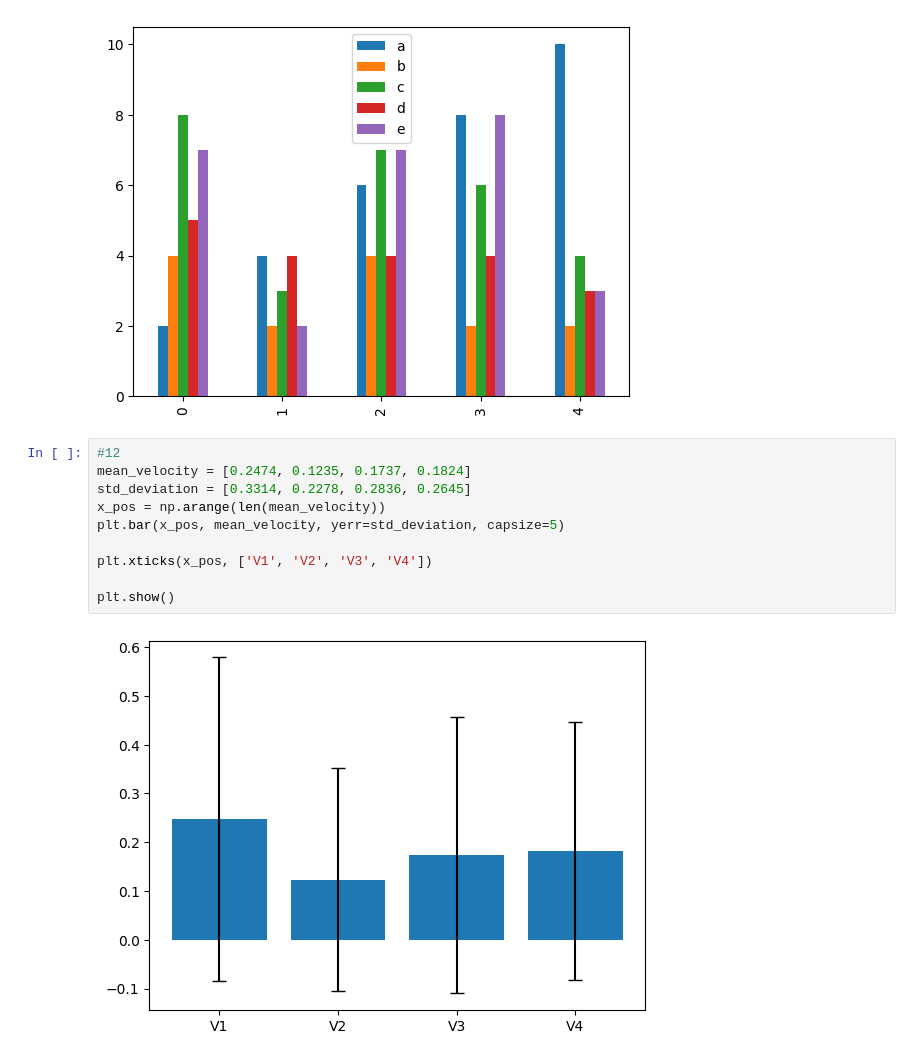
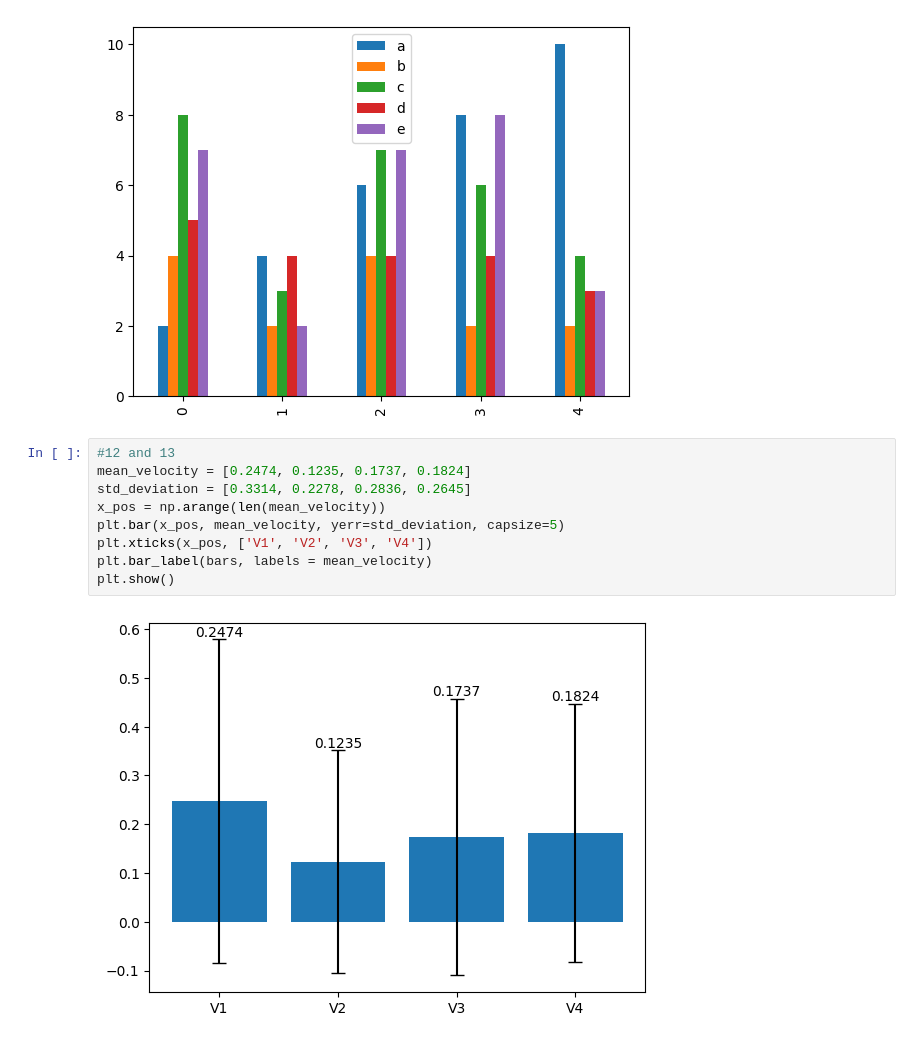
Before and after one commit to Sudheerkumar099/Python-Logical-Programs, a Jupyter notebook: matplotlib/bar_plot.ipynb, the cells around one changed output. Drawn from its saved outputs; the diff is of its cells as text.

```diff
--- a/matplotlib/bar_plot.ipynb
+++ b/matplotlib/bar_plot.ipynb
@@ -91,17 +80,16 @@ df.plot(kind='bar')
 <Axes: >
 [figure]
 # %%
-#12
+#12 and 13
 mean_velocity = [0.2474, 0.1235, 0.1737, 0.1824]
 std_deviation = [0.3314, 0.2278, 0.2836, 0.2645]
 x_pos = np.arange(len(mean_velocity))
 plt.bar(x_pos, mean_velocity, yerr=std_deviation, capsize=5)
-
 plt.xticks(x_pos, ['V1', 'V2', 'V3', 'V4'])
-
+plt.bar_label(bars, labels = mean_velocity)
 plt.show()
 # %% [output]
-[figure, old version]
+[figure, new version]
 # %%
 #13
 bars = plt.bar(x_pos, mean_velocity, yerr=std_deviation, capsize=5)
```
Also changed, not shown: parts of 2 cells of this notebook, 5 other files.
